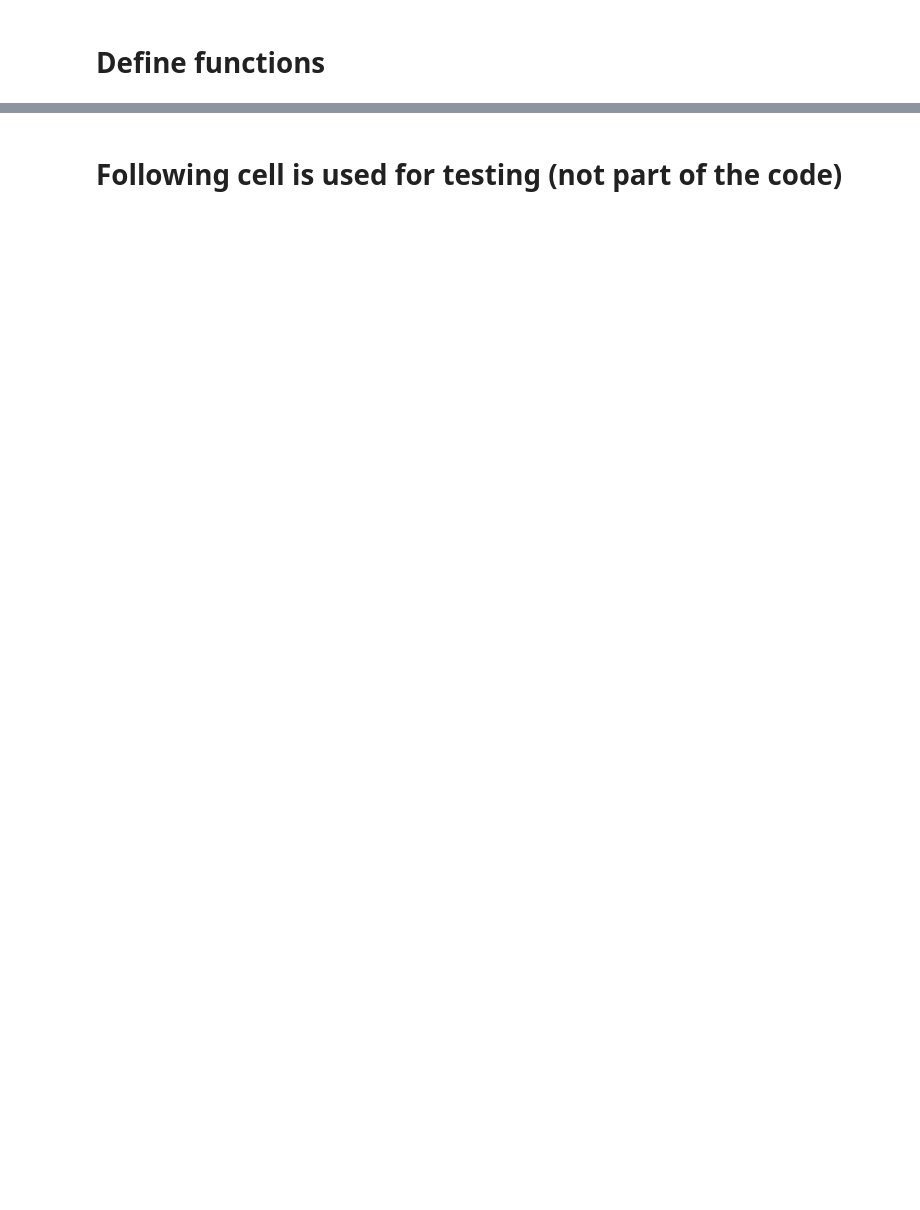
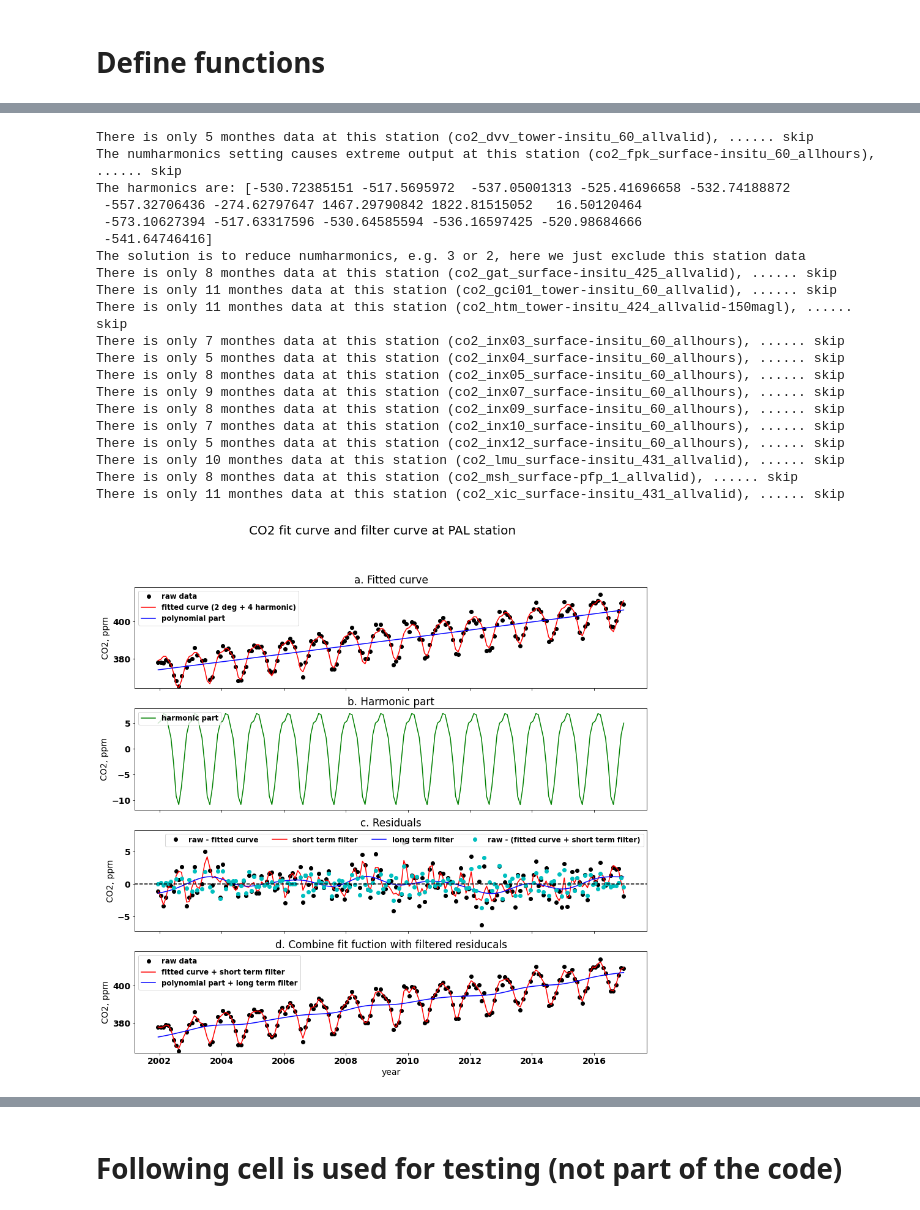
Before and after one commit to ZWsourcecode/co2, a Jupyter notebook: code/fit_filter_noaa.ipynb, the cells around one changed output, grey strips where cells are left out. Saved outputs shown, nothing was run; the diff lists cells and outputs as text; code cells hidden in the pictures; blank space fills up the shorter version.

```diff
--- a/code/fit_filter_noaa.ipynb
+++ b/code/fit_filter_noaa.ipynb
@@ -489,0 +112,24 @@ df_co2rate_cal.to_csv(OUT_PATH + "CT2018_cal_co2rate_2000_2017_monthly_fullgloba
+# %%
+def plot_growthrate(xp, trendp, x0, trend_spl, trend_der1, station, xmin=0, xmax=0):
+    """ Print growth rate curve. """
+    fig,axes = plt.subplots(2,1, sharex=True, figsize = (15,10))
+#     print(axes.shape)
+
+    (ax1, ax2) = axes
+
+    ax1.plot(xp, trendp, 'ko', label = "trend points")
+    ax1.plot(x0, trend_spl, 'b',label = "interpolated cubic spline curve")
+    ax1.set_ylabel("CO2, ppm")
+    if xmax>0:
+        ax1.set_xlim(xmin,xmax)
+    ax1.legend()
+    ax1.set_title("a. Trend")
+
+    ax2.plot(x0, trend_der1,'mo', label="derivative of the spline curve" )
+    ax2.set_xlabel("year")
+    ax2.set_ylabel("CO2 ppm/year")
+    ax2.legend()
+    ax2.set_title("b. Growth rate")
+
+    fig.suptitle("CO2 growth rate at " + station + " station", fontsize=20)
+    plt.savefig("figure3.png")
@@ -489,0 +269,36 @@ df_co2rate_cal.to_csv(OUT_PATH + "CT2018_cal_co2rate_2000_2017_monthly_fullgloba
+# %%
+# set path of input and output
+IN_PATH = "../data/ctracker_obs/input/"
+OUT_PATH = "../data/ctracker_obs/output/"
+
+# decide if plot, and which station
+ifplot = 1
+station_patten = "_pal_"
+station = "PAL"
+
+# apply fit function and filter to CO2 data at each station
+filenames = listdir(IN_PATH)
+for file in filenames:
+    apply_fit_filter(IN_PATH, file, OUT_PATH, ifplot, station_patten, station)
+# %% [output]
+There is only 5 monthes data at this station (co2_dvv_tower-insitu_60_allvalid), ...... skip
+The numharmonics setting causes extreme output at this station (co2_fpk_surface-insitu_60_allhours), ...... skip
+The harmonics are: [-530.72385151 -517.5695972  -537.05001313 -525.41696658 -532.74188872
+ -557.32706436 -274.62797647 1467.29790842 1822.81515052   16.50120464
+ -573.10627394 -517.63317596 -530.64585594 -536.16597425 -520.98684666
+ -541.64746416]
+The solution is to reduce numharmonics, e.g. 3 or 2, here we just exclude this station data
+There is only 8 monthes data at this station (co2_gat_surface-insitu_425_allvalid), ...... skip
+There is only 11 monthes data at this station (co2_gci01_tower-insitu_60_allvalid), ...... skip
+There is only 11 monthes data at this station (co2_htm_tower-insitu_424_allvalid-150magl), ...... skip
+There is only 7 monthes data at this station (co2_inx03_surface-insitu_60_allhours), ...... skip
+There is only 5 monthes data at this station (co2_inx04_surface-insitu_60_allhours), ...... skip
+There is only 8 monthes data at this station (co2_inx05_surface-insitu_60_allhours), ...... skip
+There is only 9 monthes data at this station (co2_inx07_surface-insitu_60_allhours), ...... skip
+There is only 8 monthes data at this station (co2_inx09_surface-insitu_60_allhours), ...... skip
+There is only 7 monthes data at this station (co2_inx10_surface-insitu_60_allhours), ...... skip
+There is only 5 monthes data at this station (co2_inx12_surface-insitu_60_allhours), ...... skip
+There is only 10 monthes data at this station (co2_lmu_surface-insitu_431_allvalid), ...... skip
+There is only 8 monthes data at this station (co2_msh_surface-pfp_1_allvalid), ...... skip
+There is only 11 monthes data at this station (co2_xic_surface-insitu_431_allvalid), ...... skip
+[figure, added]
```
Also changed, not shown: parts of 36 cells of this notebook.
